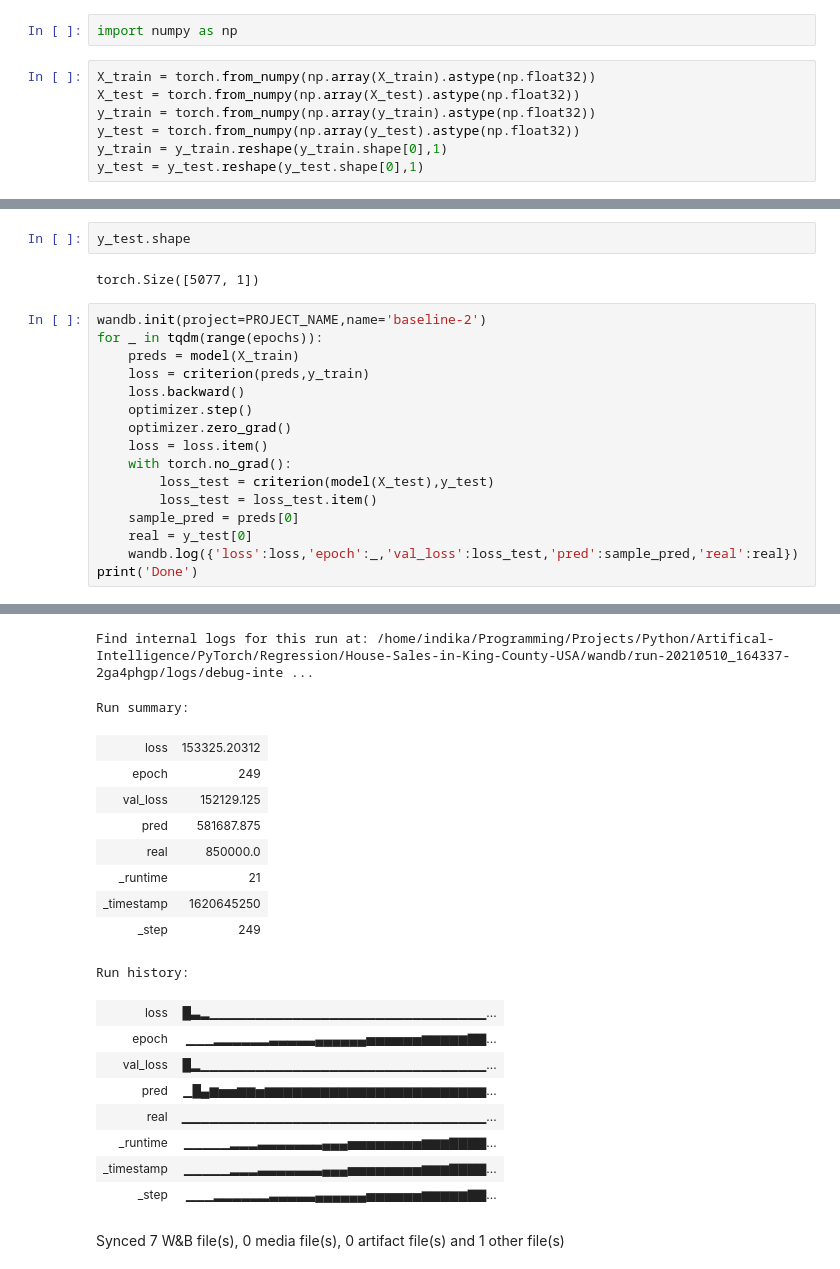
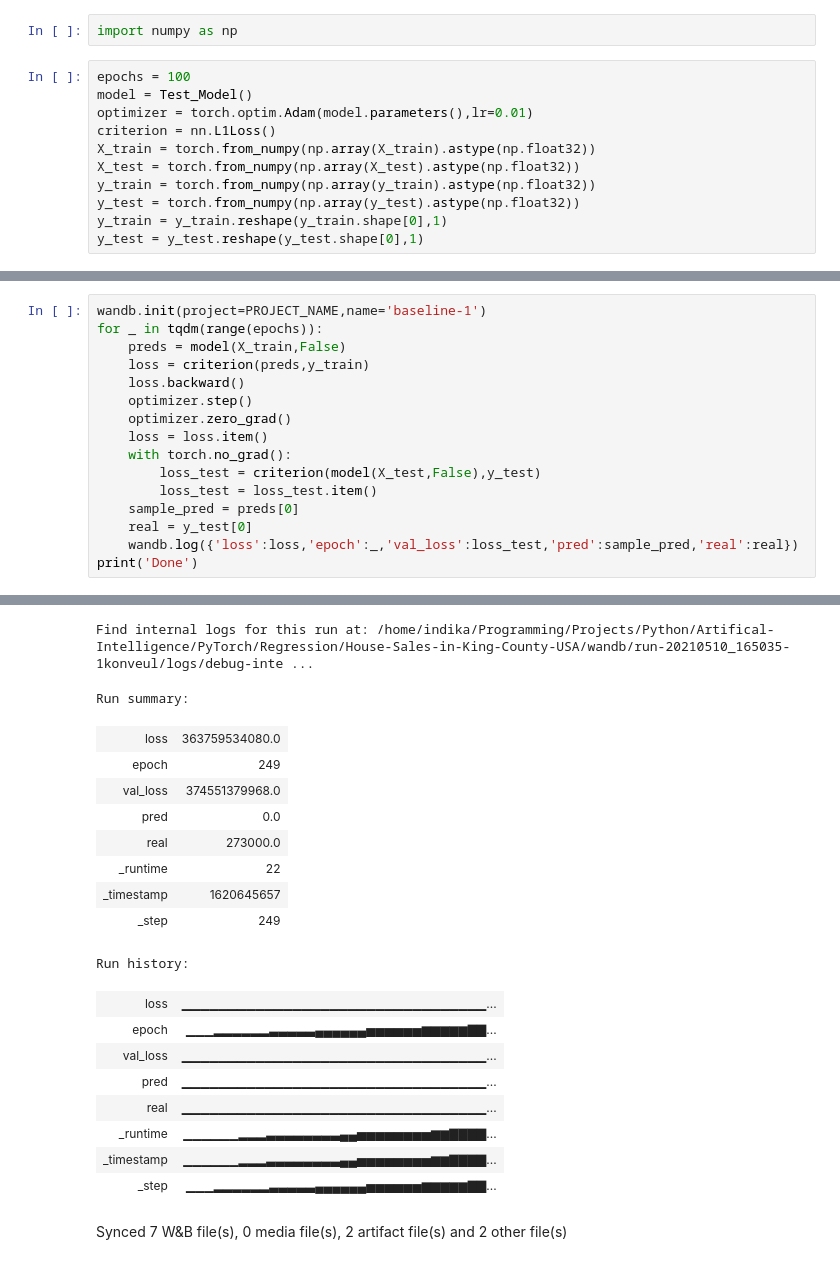
Before and after one commit to Programmer-RD-AI-Archive/House-Sales-in-King-County-USA-learning-pytorch, a Jupyter notebook: 00-main.ipynb, the cells around one changed output, grey strips where cells are left out. Drawn from its saved outputs; the diff is of its cells as text.

```diff
--- a/00-main.ipynb
+++ b/00-main.ipynb
@@ -149,6 +141,10 @@ import wandb
 # %%
 import numpy as np
 # %%
+epochs = 100
+model = Test_Model()
+optimizer = torch.optim.Adam(model.parameters(),lr=0.01)
+criterion = nn.L1Loss()
 X_train = torch.from_numpy(np.array(X_train).astype(np.float32))
 X_test = torch.from_numpy(np.array(X_test).astype(np.float32))
 y_train = torch.from_numpy(np.array(y_train).astype(np.float32))
@@ -166,18 +154,14 @@ torch.Size([15229, 1])
-# %%
-y_test.shape
-# %% [output]
-torch.Size([5077, 1])
 # %%
-wandb.init(project=PROJECT_NAME,name='baseline-2')
+wandb.init(project=PROJECT_NAME,name='baseline-1')
 for _ in tqdm(range(epochs)):
-    preds = model(X_train)
+    preds = model(X_train,False)
     loss = criterion(preds,y_train)
     loss.backward()
     optimizer.step()
     optimizer.zero_grad()
     loss = loss.item()
     with torch.no_grad():
-        loss_test = criterion(model(X_test),y_test)
+        loss_test = criterion(model(X_test,False),y_test)
         loss_test = loss_test.item()
     sample_pred = preds[0]
     real = y_test[0]
@@ -191,20 +175,20 @@ Find user logs for this run at: /home/indika/Programming/Projects/Python/Artific
-Find internal logs for this run at: /home/indika/Programming/Projects/Python/Artifical-Intelligence/PyTorch/Regression/House-Sales-in-King-County-USA/wandb/run-20210510_164337-2ga4phgp/logs/debug-inte ...
+Find internal logs for this run at: /home/indika/Programming/Projects/Python/Artifical-Intelligence/PyTorch/Regression/House-Sales-in-King-County-USA/wandb/run-20210510_165035-1konveul/logs/debug-inte ...
 Run summary:
-| loss | 153325.20312 |
+| loss | 363759534080.0 |
 | epoch | 249 |
-| val_loss | 152129.125 |
-| pred | 581687.875 |
-| real | 850000.0 |
-| _runtime | 21 |
-| _timestamp | 1620645250 |
+| val_loss | 374551379968.0 |
+| pred | 0.0 |
+| real | 273000.0 |
+| _runtime | 22 |
+| _timestamp | 1620645657 |
 | _step | 249 |
 Run history:
-| loss | █▃▂▁▁▁▁▁▁▁▁▁▁▁▁▁▁▁▁▁▁▁▁▁▁▁▁▁▁▁▁▁▁... |
+| loss | ▁▁▁▁▁▁▁▁▁▁▁▁▁▁▁▁▁▁▁▁▁▁▁▁▁▁▁▁▁▁▁▁▁... |
 | epoch | ▁▁▁▂▂▂▂▂▂▃▃▃▃▃▄▄▄▄▄▄▅▅▅▅▅▅▆▆▆▆▆▇▇... |
-| val_loss | █▂▁▁▁▁▁▁▁▁▁▁▁▁▁▁▁▁▁▁▁▁▁▁▁▁▁▁▁▁▁▁▁... |
-| pred | ▁█▄▆▅▅▆▆▅▆▆▆▆▆▆▆▆▆▆▆▆▆▆▆▆▆▆▆▆▆▆▆▆... |
+| val_loss | ▁▁▁▁▁▁▁▁▁▁▁▁▁▁▁▁▁▁▁▁▁▁▁▁▁▁▁▁▁▁▁▁▁... |
+| pred | ▁▁▁▁▁▁▁▁▁▁▁▁▁▁▁▁▁▁▁▁▁▁▁▁▁▁▁▁▁▁▁▁▁... |
 | real | ▁▁▁▁▁▁▁▁▁▁▁▁▁▁▁▁▁▁▁▁▁▁▁▁▁▁▁▁▁▁▁▁▁... |
-| _runtime | ▁▁▁▁▁▂▂▂▃▃▃▃▃▃▃▄▄▄▅▅▅▅▅▅▅▅▆▆▆▇▇▇▇... |
-| _timestamp | ▁▁▁▁▁▂▂▂▃▃▃▃▃▃▃▄▄▄▅▅▅▅▅▅▅▅▆▆▆▇▇▇▇... |
+| _runtime | ▁▁▁▁▁▁▂▂▂▃▃▃▃▃▃▃▃▄▄▅▅▅▅▅▅▅▅▆▆▇▇▇▇... |
+| _timestamp | ▁▁▁▁▁▁▂▂▂▃▃▃▃▃▃▃▃▄▄▅▅▅▅▅▅▅▅▆▆▇▇▇▇... |
 | _step | ▁▁▁▂▂▂▂▂▂▃▃▃▃▃▄▄▄▄▄▄▅▅▅▅▅▅▆▆▆▆▆▇▇... |
-Synced 7 W&B file(s), 0 media file(s), 0 artifact file(s) and 1 other file(s)
+Synced 7 W&B file(s), 0 media file(s), 2 artifact file(s) and 2 other file(s)
```
Also changed, not shown: parts of 7 cells of this notebook.
